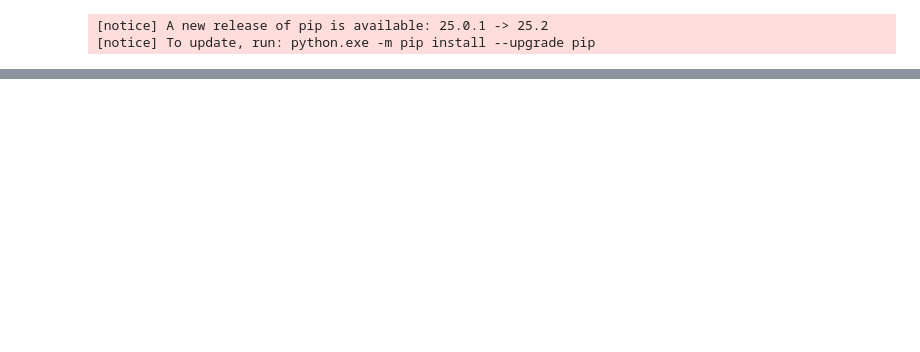
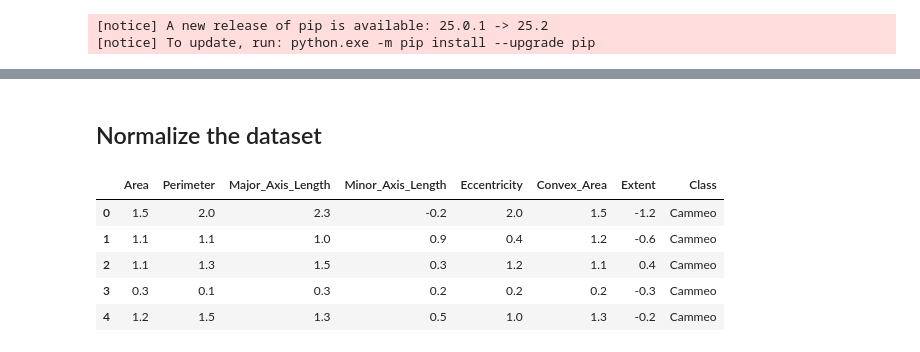
Before and after one commit to JoeUzo/Machine-Learning-Google-Crash-Course, a Jupyter notebook: classification/binary_classification_rice.ipynb, the cells around one changed output, grey strips where cells are left out. Saved outputs shown, nothing was run; the diff lists cells and outputs as text; code cells hidden in the pictures; blank space fills up the shorter version.

```diff
--- a/classification/binary_classification_rice.ipynb
+++ b/classification/binary_classification_rice.ipynb
@@ -155,0 +173,2 @@ ValueError: Mime type rendering requires nbformat>=4.2.0 but it is not installed
+# %% [markdown]
+## Normalize the dataset
@@ -155,0 +184,26 @@ ValueError: Mime type rendering requires nbformat>=4.2.0 but it is not installed
+# %%
+normalized_dataset = norm(rice_dataset)
+
+## OR
+
+# feature_mean = rice_dataset.mean(numeric_only=True)
+# feature_std = rice_dataset.std(numeric_only=True)
+# numerical_features = rice_dataset.select_dtypes('number').columns
+# normalized_dataset = (
+#     rice_dataset[numerical_features] - feature_mean
+# ) / feature_std
+
+# # Copy the class to the new dataframe
+# normalized_dataset['Class'] = rice_dataset['Class']
+
+# # Examine some of the values of the normalized training set. Notice that most
+# # Z-scores fall between -2 and +2.
+
+normalized_dataset.head()
+# %% [output]
+|  | Area | Perimeter | Major_Axis_Length | Minor_Axis_Length | Eccentricity | Convex_Area | Extent | Class |
+| 0 | 1.5 | 2.0 | 2.3 | -0.2 | 2.0 | 1.5 | -1.2 | Cammeo |
+| 1 | 1.1 | 1.1 | 1.0 | 0.9 | 0.4 | 1.2 | -0.6 | Cammeo |
+| 2 | 1.1 | 1.3 | 1.5 | 0.3 | 1.2 | 1.1 | 0.4 | Cammeo |
+| 3 | 0.3 | 0.1 | 0.3 | 0.2 | 0.2 | 0.2 | -0.3 | Cammeo |
+| 4 | 1.2 | 1.5 | 1.3 | 0.5 | 1.0 | 1.3 | -0.2 | Cammeo |
```
Also changed, not shown: parts of 16 cells of this notebook.
